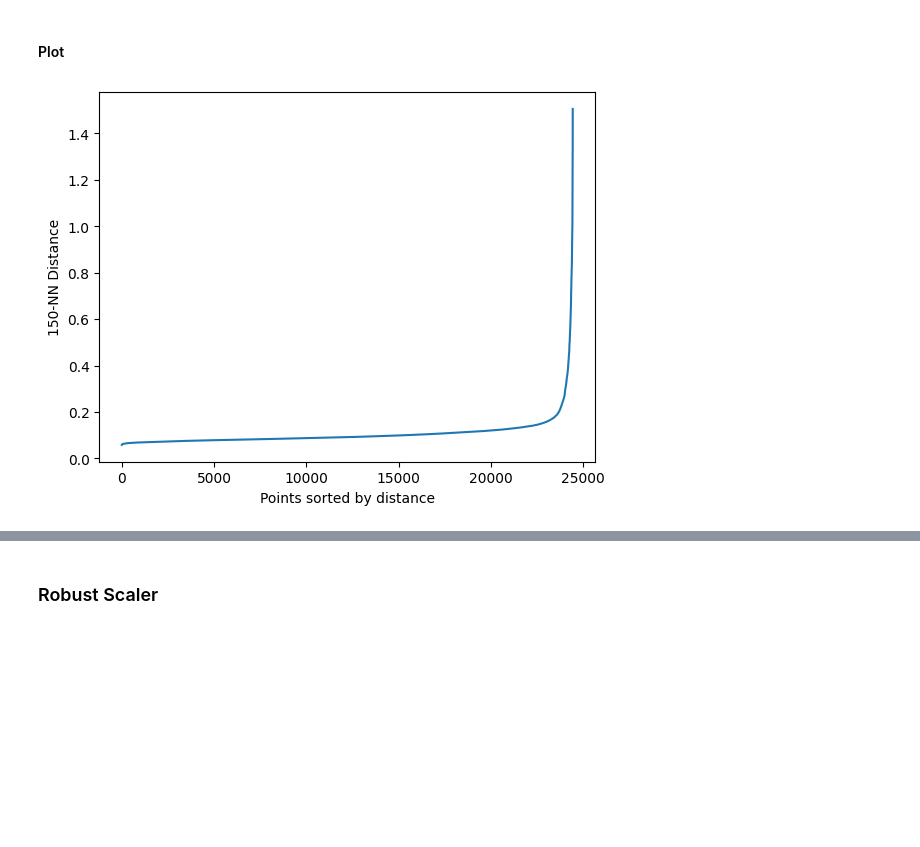
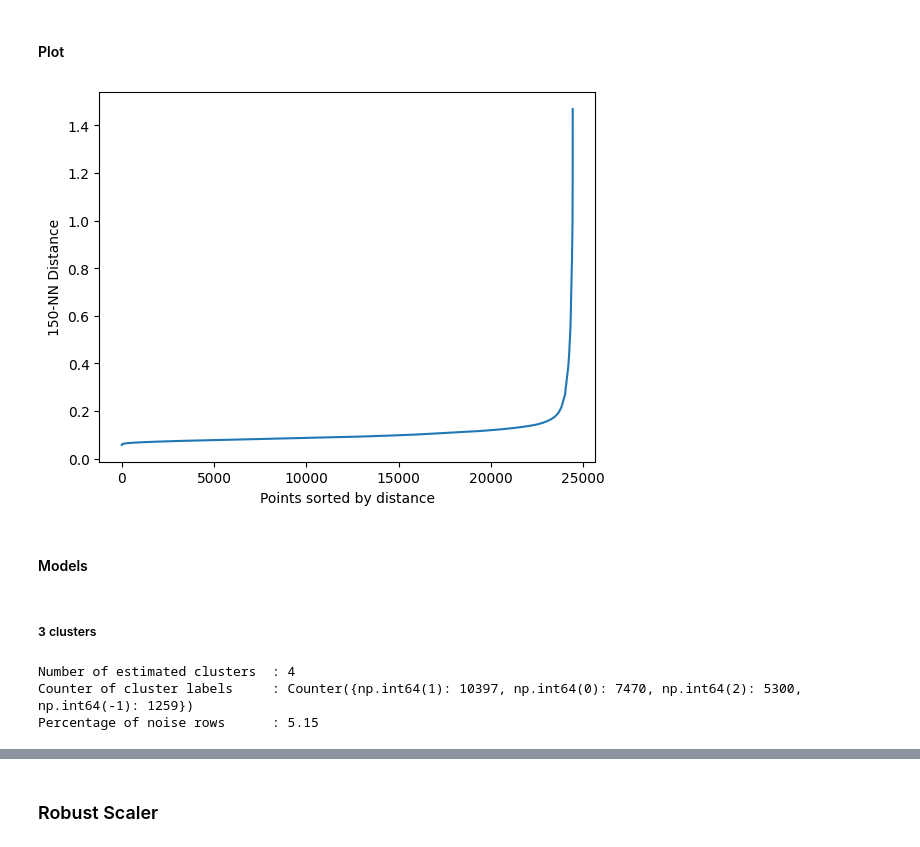
Before and after one commit to Rita-Centeno/DMI, a Jupyter notebook: clustering3.0.ipynb, the cells around one changed output, grey strips where cells are left out. Drawn from its saved outputs; the diff is of its cells as text; code cells hidden in the pictures; blank space fills up the shorter version.

Commit message:
preference quase feito

```diff
--- a/clustering3.0.ipynb
+++ b/clustering3.0.ipynb
@@ -1130,6 +1273,23 @@ plot_kdist_graph(sample_st_scl, preference_metrics)
 # %% [markdown]
 #### Plot
 # %%
-plot_kdist_graph(sample_mm_scl, preference_metrics)
+plot_kdist_graph(sample_mm_scl, preference_metrics_no_meat)
 # %% [output]
-[figure, old version]
+[figure, new version]
+# %% [markdown]
+#### Models
+# %% [markdown]
+##### 3 clusters
+# %%
+dbscan = DBSCAN(eps=0.1, min_samples=40, n_jobs=4)
+dbscan_labels = dbscan.fit_predict(sample_mm_scl)
+dbscan_n_clusters = len(np.unique(dbscan_labels))
+sample_original['mm_dbs3'] = dbscan_labels
+
+print("Number of estimated clusters  : %d" % dbscan_n_clusters)
+print("Counter of cluster labels     :", Counter(dbscan_labels))
+print("Percentage of noise rows      :", round(100*Counter(dbscan_labels)[-1]/sample_mm_scl.shape[0],2))
+# %% [output]
+Number of estimated clusters  : 4
+Counter of cluster labels     : Counter({np.int64(1): 10397, np.int64(0): 7470, np.int64(2): 5300, np.int64(-1): 1259})
+Percentage of noise rows      : 5.15
```
Also changed, not shown: parts of 239 cells of this notebook, 1 other file.
